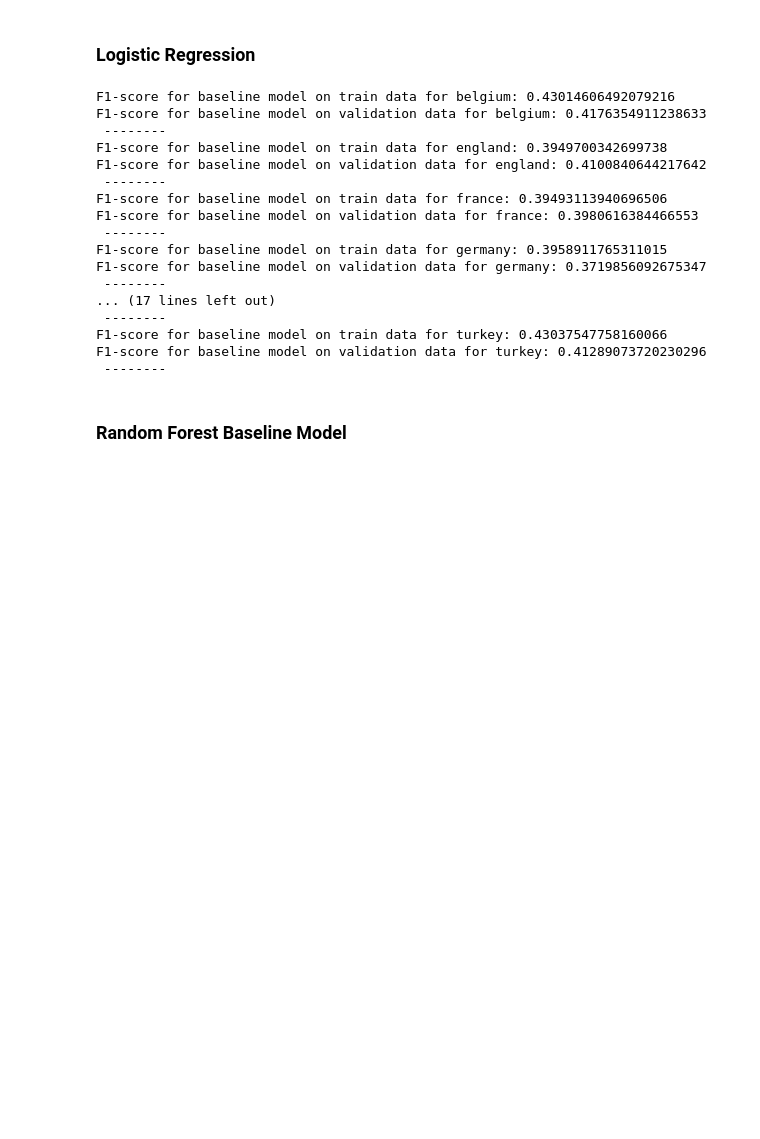
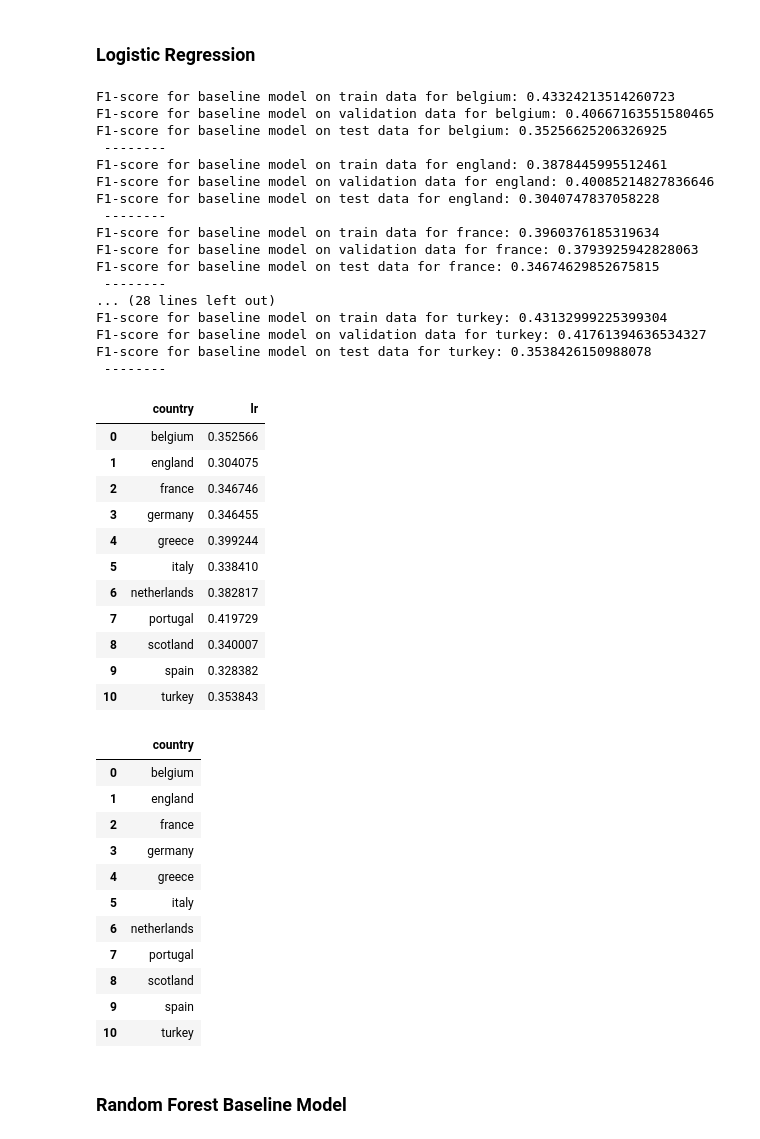
Before and after one commit to balooooooooo/machine-learning-2-coursework, a Jupyter notebook: models.ipynb, the cells around one changed output. Drawn from its saved outputs; the diff is of its cells as text; code cells hidden in the pictures; blank space fills up the shorter version.

```diff
--- a/models.ipynb
+++ b/models.ipynb
@@ -55,12 +117,15 @@ dfs_valid_clas_X = {}
 dfs_valid_clas_y = {}
 dfs_train_clas_X = {}
 dfs_train_clas_y = {}
+dfs_test_clas_X = {}
+dfs_test_clas_y = {}
+dfs_test_reg_X = {}
+dfs_test_reg_y = {}
 
-
-cols_to_drop = ['FTHG', 'FTAG', 'MatchTeams', 'SameHomeTeam', 'Target', 'Target_regr', 'Target_clas', "Unnamed: 0"]
+cols_to_drop = ['FTHG', 'FTAG', 'MatchTeams', 'SameHomeTeam', 'Target', 'Target_regr', 'Target_clas', "Unnamed: 0", "index"]
 
 for country in dfs_train:
-    # dfs_train[country] =   dfs_train[country][  dfs_train[country]["season"] > 12]
+    dfs_train[country] =   dfs_train[country][  dfs_train[country]["season"] > 1]
     dfs_train[country]['Target_clas'] = [0 if a > h else 1 if h > a else -1 for a, h in zip(dfs_train[country]['FTAG'], dfs_train[country]['FTHG'])]
 
     dfs_valid_reg_y[country[3:]] = dfs_train[country][dfs_train[country]["season"] == 21]["Target_regr"]
@@ -74,7 +139,15 @@ for country in dfs_train:
 
     dfs_valid_clas_y[country[3:]] = dfs_train[country][dfs_train[country]["season"] == 21]["Target_clas"]
     dfs_valid_clas_X[country[3:]] = dfs_train[country][dfs_train[country]["season"] == 21].drop(columns=cols_to_drop, errors='ignore')
+
+for country in dfs_test:
+    dfs_test_reg_y[country[3:]] = dfs_test[country][dfs_test[country]["season"] != 21]["Target_regr"]
+    dfs_test_reg_X[country[3:]] = dfs_test[country][dfs_test[country]["season"] != 21].drop(columns=cols_to_drop, errors='ignore')
+
+    dfs_test_clas_y[country[3:]] = dfs_test[country][dfs_test[country]["season"] != 21]["Target_clas"]
+    dfs_test_clas_X[country[3:]] = dfs_test[country][dfs_test[country]["season"] != 21].drop(columns=cols_to_drop, errors='ignore')
 # %%
 train_results = pd.DataFrame(columns=["country"])
+test_results = pd.DataFrame(columns=["country"])
 # %%
 train_results["country"] = dfs_train_clas_X.keys()
@@ -103,31 +177,64 @@ lr = LogisticRegression(random_state=42, multi_class='multinomial', max_iter=100
 # %%
 dfs_train_predict = {}
 dfs_valid_predict = {}
+dfs_test_predict = {}
 for country in dfs_train_clas_X.keys():
     lr.fit(dfs_train_clas_X[country], dfs_train_clas_y[country])
     dfs_train_predict[country] = lr.predict(dfs_train_clas_X[country])
     dfs_valid_predict[country] = lr.predict(dfs_valid_clas_X[country])
+    dfs_test_predict[country] = lr.predict(dfs_test_clas_X[country])
     train_results.loc[train_results["country"] == country, "lr"] = f1_score(dfs_valid_clas_y[country], dfs_valid_predict[country], average='macro')
+    test_results.loc[test_results["country"] == country, "lr"] = f1_score(dfs_test_clas_y[country], dfs_test_predict[country], average='macro')
+
     print(f"F1-score for baseline model on train data for {country}: {f1_score(dfs_train_clas_y[country], dfs_train_predict[country], average='macro')}")
-    print(f"F1-score for baseline model on validation data for {country}: {f1_score(dfs_valid_clas_y[country], dfs_valid_predict[country], average='macro')}\n --------")
+    print(f"F1-score for baseline model on validation data for {country}: {f1_score(dfs_valid_clas_y[country], dfs_valid_predict[country], average='macro')}")
+    print(f"F1-score for baseline model on test data for {country}: {f1_score(dfs_test_clas_y[country], dfs_test_predict[country], average='macro')}\n --------")
 # %% [output]
-F1-score for baseline model on train data for belgium: 0.43014606492079216
-F1-score for baseline model on validation data for belgium: 0.4176354911238633
+F1-score for baseline model on train data for belgium: 0.43324213514260723
+F1-score for baseline model on validation data for belgium: 0.40667163551580465
+F1-score for baseline model on test data for belgium: 0.35256625206326925
  --------
-F1-score for baseline model on train data for england: 0.3949700342699738
-F1-score for baseline model on validation data for england: 0.4100840644217642
+F1-score for baseline model on train data for england: 0.3878445995512461
+F1-score for baseline model on validation data for england: 0.40085214827836646
+F1-score for baseline model on test data for england: 0.3040747837058228
  --------
-F1-score for baseline model on train data for france: 0.39493113940696506
-F1-score for baseline model on validation data for france: 0.3980616384466553
+F1-score for baseline model on train data for france: 0.3960376185319634
+F1-score for baseline model on validation data for france: 0.3793925942828063
+F1-score for baseline model on test data for france: 0.34674629852675815
  --------
-F1-score for baseline model on train data for germany: 0.3958911765311015
-F1-score for baseline model on validation data for germany: 0.3719856092675347
+... (28 lines left out)
+F1-score for baseline model on train data for turkey: 0.43132999225399304
+F1-score for baseline model on validation data for turkey: 0.41761394636534327
+F1-score for baseline model on test data for turkey: 0.3538426150988078
  --------
-... (17 lines left out)
- --------
-F1-score for baseline model on train data for turkey: 0.43037547758160066
-F1-score for baseline model on validation data for turkey: 0.41289073720230296
- --------
+# %%
+display(train_results[["country", "lr"]])
+display(test_results)
+# %% [output]
+|  | country | lr |
+| 0 | belgium | 0.352566 |
+| 1 | england | 0.304075 |
+| 2 | france | 0.346746 |
+| 3 | germany | 0.346455 |
+| 4 | greece | 0.399244 |
+| 5 | italy | 0.338410 |
+| 6 | netherlands | 0.382817 |
+| 7 | portugal | 0.419729 |
+| 8 | scotland | 0.340007 |
+| 9 | spain | 0.328382 |
+| 10 | turkey | 0.353843 |
+|  | country |
+| 0 | belgium |
+| 1 | england |
+| 2 | france |
+| 3 | germany |
+| 4 | greece |
+| 5 | italy |
+| 6 | netherlands |
+| 7 | portugal |
+| 8 | scotland |
+| 9 | spain |
+| 10 | turkey |
 # %% [markdown]
 ### Random Forest Baseline Model
 # %%
```
Also changed, not shown: parts of 19 cells of this notebook.
